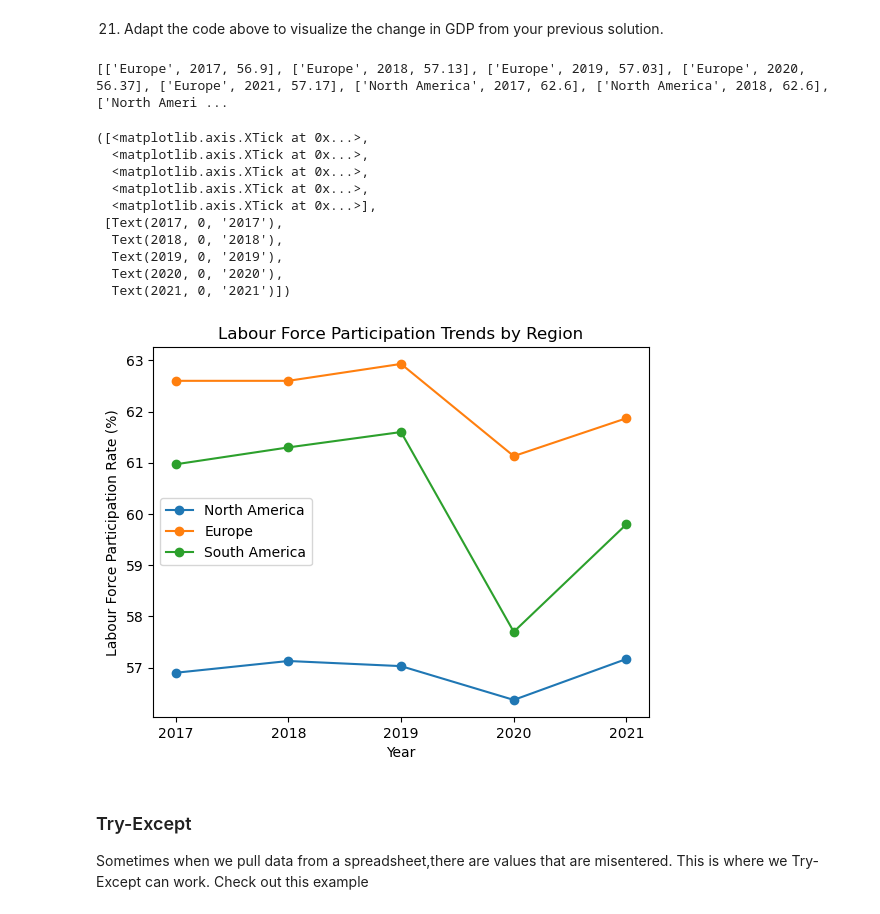
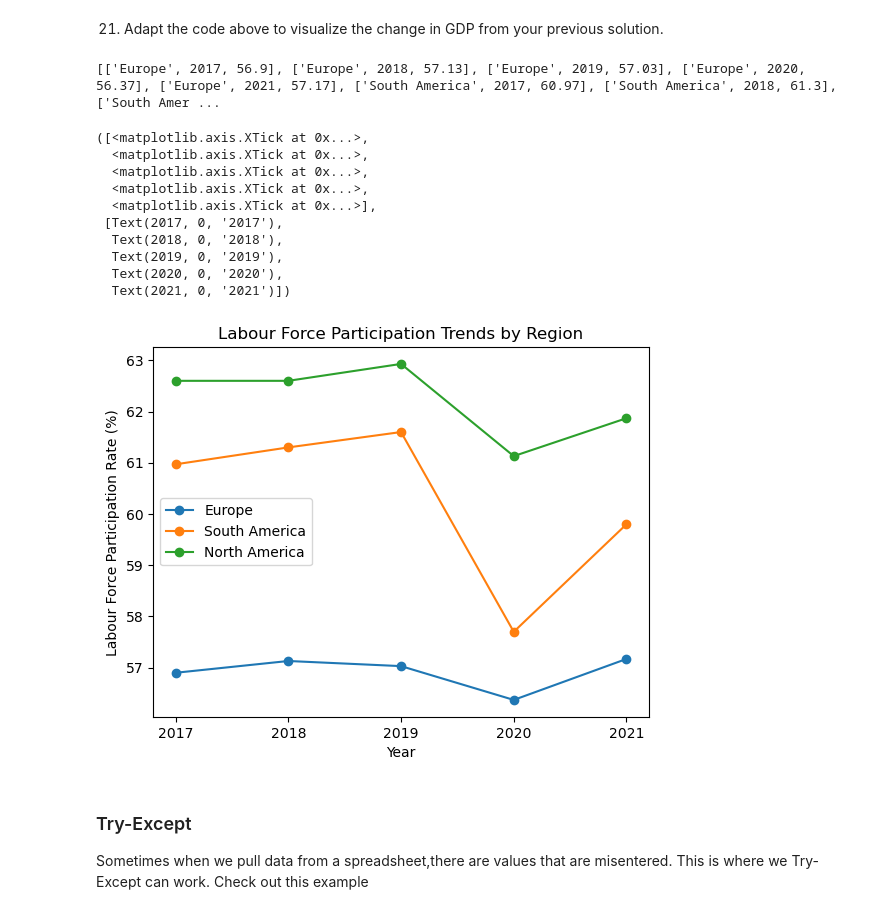
Before and after one commit to shuzhe-zhang/python-global-affairs, a Jupyter notebook: hw2/hw_2_shuzhe_zhang.ipynb, the cells around one changed output. Saved outputs shown, nothing was run; the diff lists cells and outputs as text; code cells hidden in the pictures.

```diff
--- a/hw2/hw_2_shuzhe_zhang.ipynb
+++ b/hw2/hw_2_shuzhe_zhang.ipynb
@@ -808,37 +808,39 @@ for region in distinct_regions:
 print(final_list)
 
 data_dict_list = []
+region_list = []
 for region in distinct_regions:
     current_region = {'Year': [], 'LFP': []}
     for item in final_list:
         if item[0] == region:
             current_region['Year'].append(item[1])
             current_region['LFP'].append(item[2])
+    region_list.append(region)
     data_dict_list.append(current_region)
 
 df = pd.DataFrame(data_dict_list)
 
 for data_dict in data_dict_list:
     plt.plot(data_dict['Year'], data_dict['LFP'], marker='o')
 
 plt.xlabel('Year')
 plt.ylabel('Labour Force Participation Rate (%)')
 plt.title('Labour Force Participation Trends by Region')
-plt.legend(['North America', 'Europe', 'South America'])
+plt.legend(region_list)
 plt.xticks(data_dict_list[0]['Year'])
 # %% [output]
-[['Europe', 2017, 56.9], ['Europe', 2018, 57.13], ['Europe', 2019, 57.03], ['Europe', 2020, 56.37], ['Europe', 2021, 57.17], ['North America', 2017, 62.6], ['North America', 2018, 62.6], ['North Ameri ...
+[['Europe', 2017, 56.9], ['Europe', 2018, 57.13], ['Europe', 2019, 57.03], ['Europe', 2020, 56.37], ['Europe', 2021, 57.17], ['South America', 2017, 60.97], ['South America', 2018, 61.3], ['South Amer ...
 ([<matplotlib.axis.XTick at 0x...>,
   <matplotlib.axis.XTick at 0x...>,
   <matplotlib.axis.XTick at 0x...>,
   <matplotlib.axis.XTick at 0x...>,
   <matplotlib.axis.XTick at 0x...>],
  [Text(2017, 0, '2017'),
   Text(2018, 0, '2018'),
   Text(2019, 0, '2019'),
   Text(2020, 0, '2020'),
   Text(2021, 0, '2021')])
-[figure, old version]
+[figure, new version]
 # %% [markdown]
 ### Try-Except
 Sometimes when we pull data from a spreadsheet,there are values that are misentered. This is where we Try-Except can work.
```
Also changed, not shown: parts of 2 cells of this notebook.
